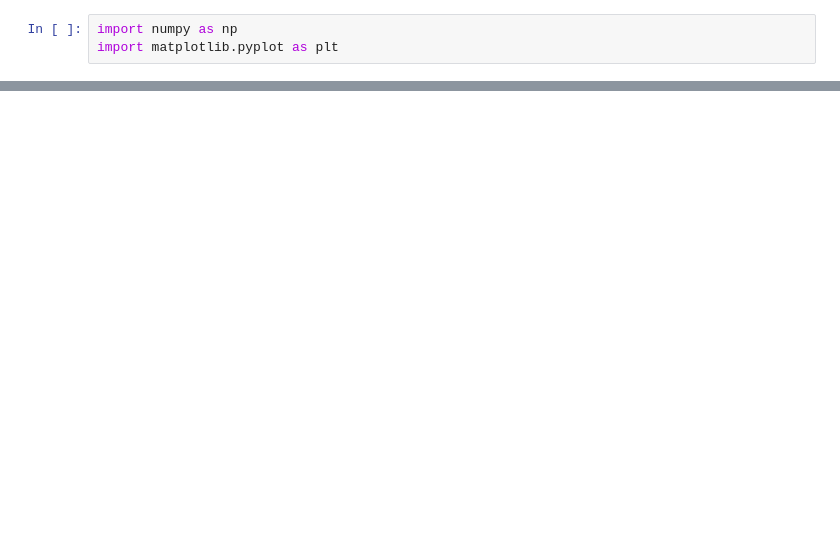
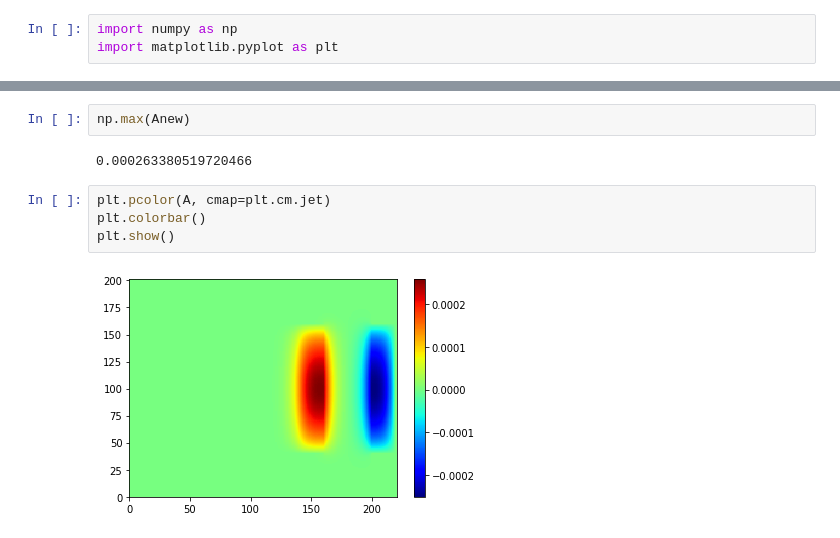
Before and after one commit to jolenscki/EP2_MecComp, a Jupyter notebook: EP2_sem_orgulho.ipynb, the cells around one changed output, grey strips where cells are left out. Saved outputs shown, nothing was run; the diff lists cells and outputs as text; blank space fills up the shorter version.

```diff
--- a/EP2_sem_orgulho.ipynb
+++ b/EP2_sem_orgulho.ipynb
@@ -297,0 +327,10 @@ NameError: name 'urAe' is not defined
+# %%
+np.max(Anew)
+# %% [output]
+0.000263380519720466
+# %%
+plt.pcolor(A, cmap=plt.cm.jet)
+plt.colorbar()
+plt.show()
+# %% [output]
+[figure, added]
```
Also changed, not shown: parts of 14 cells of this notebook.
